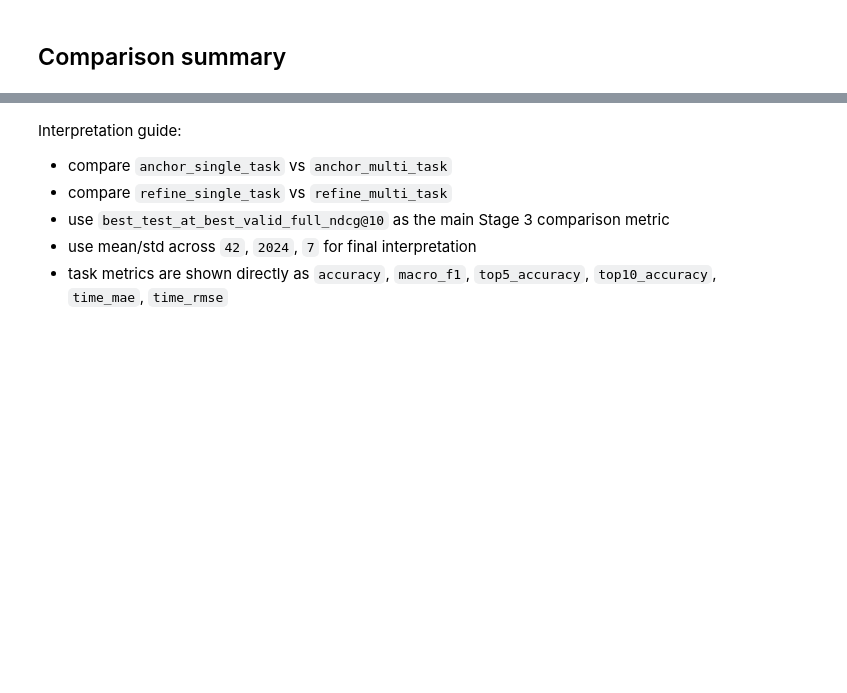
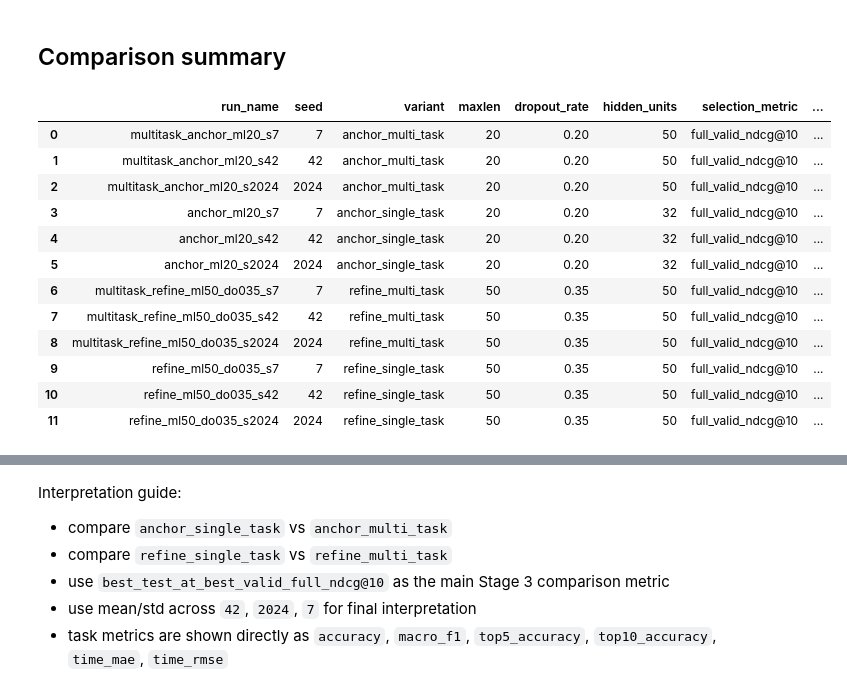
Before and after one commit to hwbuzz/time-aware-behavior-prediction, a Jupyter notebook: notebooks/sasrec_stage3_bpi2012_colab_train_02_260601.ipynb, the cells around one changed output, grey strips where cells are left out. Cells and saved outputs as stored; diff of their text form; code cells hidden in the pictures; blank space fills up the shorter version.

```diff
--- a/notebooks/sasrec_stage3_bpi2012_colab_train_02_260601.ipynb
+++ b/notebooks/sasrec_stage3_bpi2012_colab_train_02_260601.ipynb
@@ -380,41 +570,64 @@ baseline_runs = [
     'refine_ml50_do035_s2024',
     'refine_ml50_do035_s7',
 ]
 multitask_runs = [
     'multitask_anchor_ml20_s42',
     'multitask_anchor_ml20_s2024',
     'multitask_anchor_ml20_s7',
     'multitask_refine_ml50_do035_s42',
     'multitask_refine_ml50_do035_s2024',
     'multitask_refine_ml50_do035_s7',
 ]
 
 baseline_df = rebuild_df(BASELINE_NDCG10_OUTPUT_DIR)
 multitask_df = rebuild_df(MULTITASK_BASELINE_OUTPUT_DIR)
 
 baseline_subset = baseline_df[baseline_df['run_name'].isin(baseline_runs)].copy()
 baseline_subset['variant'] = baseline_subset['run_name'].map(
     lambda x: 'anchor_single_task' if x.startswith('anchor_ml20') else 'refine_single_task'
 )
 
 multitask_subset = multitask_df[multitask_df['run_name'].isin(multitask_runs)].copy()
 multitask_subset['variant'] = multitask_subset['run_name'].map(
     lambda x: 'anchor_multi_task' if 'anchor_ml20' in x else 'refine_multi_task'
 )
 
 df_compare = pd.concat([baseline_subset, multitask_subset], ignore_index=True)
 df_compare = df_compare.sort_values(['variant', 'seed', 'run_name']).reset_index(drop=True)
 
-display_cols = [
-    'run_name', 'seed', 'variant', 'maxlen', 'dropout_rate', 'selection_metric',
-    'best_valid_full_ndcg@10', 'best_valid_full_hr@10', 'best_valid_full_mrr',
-    'best_test_at_best_valid_full_ndcg@10', 'best_test_at_best_valid_full_hr@10', 'best_test_at_best_valid_full_mrr',
-    'best_valid_accuracy', 'best_valid_macro_f1', 'best_valid_top5_accuracy', 'best_valid_top10_accuracy',
-    'best_test_accuracy', 'best_test_macro_f1', 'best_test_top5_accuracy', 'best_test_top10_accuracy',
-    'best_valid_time_mae', 'best_valid_time_rmse', 'best_valid_time_median_ae',
-    'best_test_time_mae', 'best_test_time_rmse', 'best_test_time_median_ae',
+id_cols = [
+    'run_name', 'seed', 'variant', 'maxlen', 'dropout_rate',
+    'hidden_units', 'selection_metric', 'enable_time_prediction',
+    'time_prediction_target', 'time_loss_weight',
+    'time_target_transform', 'time_modeling_mode',
 ]
 
-existing_display_cols = [c for c in display_cols if c in df_compare.columns]
-df_compare[existing_display_cols]
+metric_prefixes = (
+    'best_valid_',
+    'best_test_at_best_valid_',
+    'last_valid_',
+    'last_test_',
+)
+
+metric_cols = sorted([
+    c for c in df_compare.columns
+    if c.startswith(metric_prefixes)
+])
+
+display_cols = [c for c in id_cols if c in df_compare.columns] + metric_cols
+df_compare[display_cols]
+# %% [output]
+|  | run_name | seed | variant | maxlen | dropout_rate | hidden_units | selection_metric | ... |
+| 0 | multitask_anchor_ml20_s7 | 7 | anchor_multi_task | 20 | 0.20 | 50 | full_valid_ndcg@10 | ... |
+| 1 | multitask_anchor_ml20_s42 | 42 | anchor_multi_task | 20 | 0.20 | 50 | full_valid_ndcg@10 | ... |
+| 2 | multitask_anchor_ml20_s2024 | 2024 | anchor_multi_task | 20 | 0.20 | 50 | full_valid_ndcg@10 | ... |
+| 3 | anchor_ml20_s7 | 7 | anchor_single_task | 20 | 0.20 | 32 | full_valid_ndcg@10 | ... |
+| 4 | anchor_ml20_s42 | 42 | anchor_single_task | 20 | 0.20 | 32 | full_valid_ndcg@10 | ... |
+| 5 | anchor_ml20_s2024 | 2024 | anchor_single_task | 20 | 0.20 | 32 | full_valid_ndcg@10 | ... |
+| 6 | multitask_refine_ml50_do035_s7 | 7 | refine_multi_task | 50 | 0.35 | 50 | full_valid_ndcg@10 | ... |
+| 7 | multitask_refine_ml50_do035_s42 | 42 | refine_multi_task | 50 | 0.35 | 50 | full_valid_ndcg@10 | ... |
+| 8 | multitask_refine_ml50_do035_s2024 | 2024 | refine_multi_task | 50 | 0.35 | 50 | full_valid_ndcg@10 | ... |
+| 9 | refine_ml50_do035_s7 | 7 | refine_single_task | 50 | 0.35 | 50 | full_valid_ndcg@10 | ... |
+| 10 | refine_ml50_do035_s42 | 42 | refine_single_task | 50 | 0.35 | 50 | full_valid_ndcg@10 | ... |
+| 11 | refine_ml50_do035_s2024 | 2024 | refine_single_task | 50 | 0.35 | 50 | full_valid_ndcg@10 | ... |
 # %%
```
Also changed, not shown: parts of 18 cells of this notebook, 3 other files.
